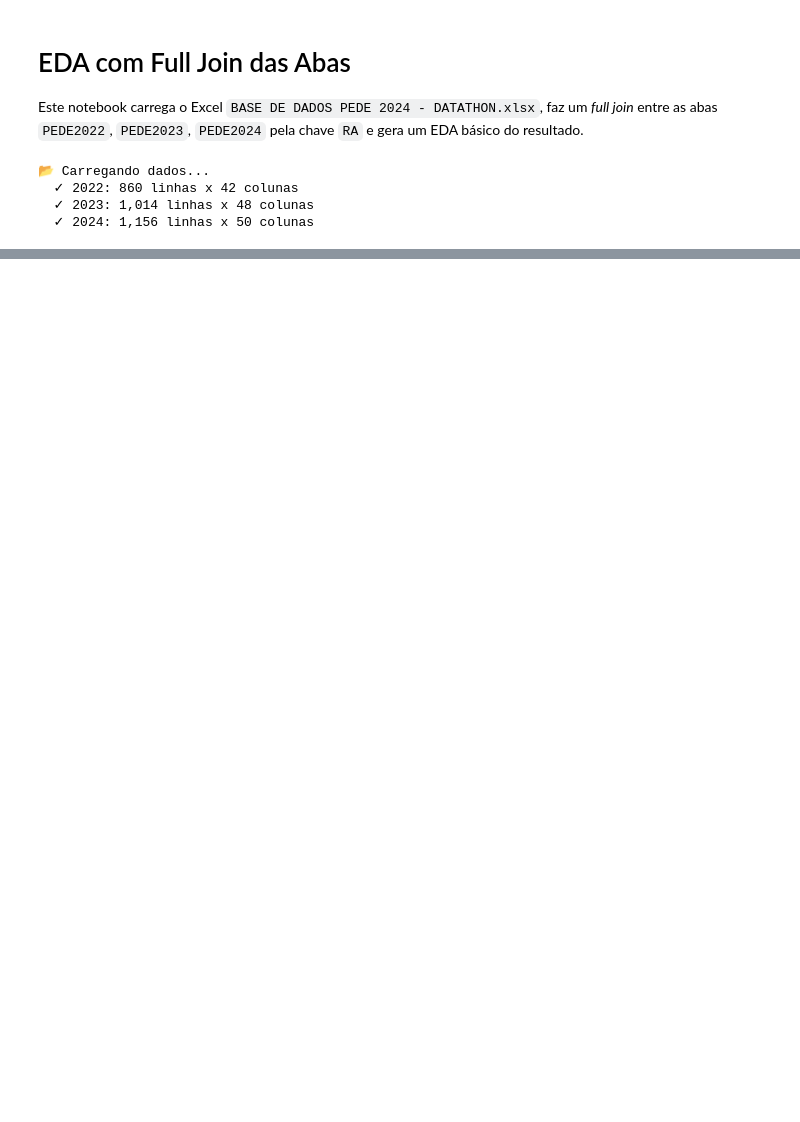
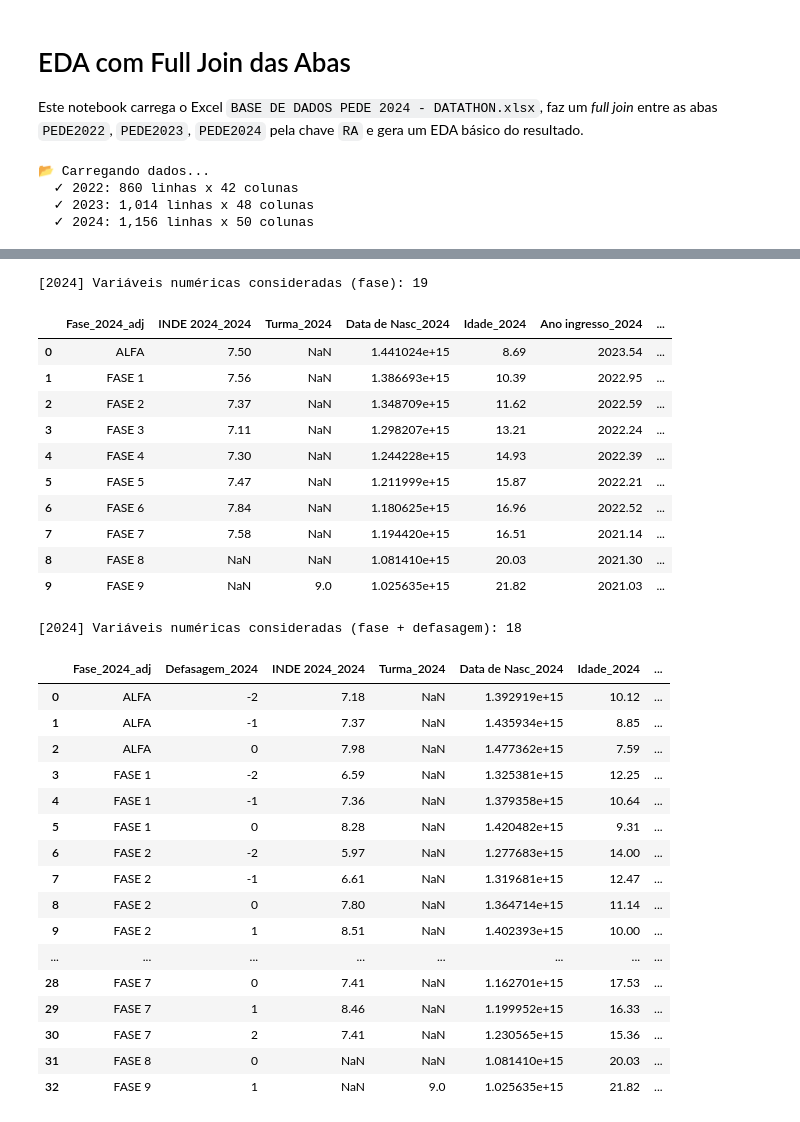
Before and after one commit to udanielsantin/Datathon-Machine-Learning-Engineering, a Jupyter notebook: data/data_modeling.ipynb, the cells around one changed output, grey strips where cells are left out. Cells and saved outputs as stored; diff of their text form; code cells hidden in the pictures; blank space fills up the shorter version.

Commit message:
Refactor data modeling notebook with improved preprocessing and feature engineering

```diff
--- a/data/data_modeling.ipynb
+++ b/data/data_modeling.ipynb
@@ -56,3 +307,81 @@ print("  ✓ Colunas renomeadas")
+# %%
+# 9. (2024) MÉDIAS POR FASE + MÉDIAS POR FASE E DEFASAGEM
+base_2024 = df_2024_renamed.copy()
+
+# Parte A: médias por fase com todas as variáveis numéricas
+excluir_2024 = ["RA", "Fase_2024", "Fase_2024_adj"]
+for col in base_2024.columns:
+    if col not in excluir_2024:
+        base_2024[col] = pd.to_numeric(base_2024[col], errors="coerce")
+
+cols_numericas_2024 = [
+    c for c in base_2024.columns
+    if c not in excluir_2024 and pd.api.types.is_numeric_dtype(base_2024[c]) and base_2024[c].notna().any()
+]
+
+medias_por_fase_todas_2024 = (
+    base_2024.groupby("Fase_2024_adj")[cols_numericas_2024]
+    .mean()
+    .round(2)
+    .reset_index()
+    .sort_values("Fase_2024_adj")
+)
+
+print(f"[2024] Variáveis numéricas consideradas (fase): {len(cols_numericas_2024)}")
+display(medias_por_fase_todas_2024)
+
+# Parte B: médias por fase e por valor de defasagem
+base_2024_def = base_2024.copy()
+base_2024_def["Defasagem_2024"] = pd.to_numeric(base_2024_def["Defasagem_2024"], errors="coerce")
+base_2024_def = base_2024_def.dropna(subset=["Fase_2024_adj", "Defasagem_2024"])
+
+excluir_def_2024 = ["RA", "Fase_2024", "Fase_2024_adj", "Defasagem_2024"]
+cols_numericas_def_2024 = [
+    c for c in base_2024_def.columns
+    if c not in excluir_def_2024 and pd.api.types.is_numeric_dtype(base_2024_def[c]) and base_2024_def[c].notna().any()
+]
+
+medias_fase_defas_2024 = (
+    base_2024_def.groupby(["Fase_2024_adj", "Defasagem_2024"])[cols_numericas_def_2024]
+    .mean()
+    .round(2)
+    .reset_index()
+    .sort_values(["Fase_2024_adj", "Defasagem_2024"])
+)
+
+print(f"[2024] Variáveis numéricas consideradas (fase + defasagem): {len(cols_numericas_def_2024)}")
+display(medias_fase_defas_2024)
+# %% [output]
+[2024] Variáveis numéricas consideradas (fase): 19
+|  | Fase_2024_adj | INDE 2024_2024 | Turma_2024 | Data de Nasc_2024 | Idade_2024 | Ano ingresso_2024 | ... |
+| 0 | ALFA | 7.50 | NaN | 1.441024e+15 | 8.69 | 2023.54 | ... |
+| 1 | FASE 1 | 7.56 | NaN | 1.386693e+15 | 10.39 | 2022.95 | ... |
+| 2 | FASE 2 | 7.37 | NaN | 1.348709e+15 | 11.62 | 2022.59 | ... |
+| 3 | FASE 3 | 7.11 | NaN | 1.298207e+15 | 13.21 | 2022.24 | ... |
+| 4 | FASE 4 | 7.30 | NaN | 1.244228e+15 | 14.93 | 2022.39 | ... |
+| 5 | FASE 5 | 7.47 | NaN | 1.211999e+15 | 15.87 | 2022.21 | ... |
+| 6 | FASE 6 | 7.84 | NaN | 1.180625e+15 | 16.96 | 2022.52 | ... |
+| 7 | FASE 7 | 7.58 | NaN | 1.194420e+15 | 16.51 | 2021.14 | ... |
+| 8 | FASE 8 | NaN | NaN | 1.081410e+15 | 20.03 | 2021.30 | ... |
+| 9 | FASE 9 | NaN | 9.0 | 1.025635e+15 | 21.82 | 2021.03 | ... |
+[2024] Variáveis numéricas consideradas (fase + defasagem): 18
+|  | Fase_2024_adj | Defasagem_2024 | INDE 2024_2024 | Turma_2024 | Data de Nasc_2024 | Idade_2024 | ... |
+| 0 | ALFA | -2 | 7.18 | NaN | 1.392919e+15 | 10.12 | ... |
+| 1 | ALFA | -1 | 7.37 | NaN | 1.435934e+15 | 8.85 | ... |
+| 2 | ALFA | 0 | 7.98 | NaN | 1.477362e+15 | 7.59 | ... |
+| 3 | FASE 1 | -2 | 6.59 | NaN | 1.325381e+15 | 12.25 | ... |
+| 4 | FASE 1 | -1 | 7.36 | NaN | 1.379358e+15 | 10.64 | ... |
+| 5 | FASE 1 | 0 | 8.28 | NaN | 1.420482e+15 | 9.31 | ... |
+| 6 | FASE 2 | -2 | 5.97 | NaN | 1.277683e+15 | 14.00 | ... |
+| 7 | FASE 2 | -1 | 6.61 | NaN | 1.319681e+15 | 12.47 | ... |
+| 8 | FASE 2 | 0 | 7.80 | NaN | 1.364714e+15 | 11.14 | ... |
+| 9 | FASE 2 | 1 | 8.51 | NaN | 1.402393e+15 | 10.00 | ... |
+| ... | ... | ... | ... | ... | ... | ... | ... |
+| 28 | FASE 7 | 0 | 7.41 | NaN | 1.162701e+15 | 17.53 | ... |
+| 29 | FASE 7 | 1 | 8.46 | NaN | 1.199952e+15 | 16.33 | ... |
+| 30 | FASE 7 | 2 | 7.41 | NaN | 1.230565e+15 | 15.36 | ... |
+| 31 | FASE 8 | 0 | NaN | NaN | 1.081410e+15 | 20.03 | ... |
+| 32 | FASE 9 | 1 | NaN | 9.0 | 1.025635e+15 | 21.82 | ... |
 # %%
 
 # Primeiro merge: 2022 + 2023
```
Also changed, not shown: parts of 14 cells of this notebook.
